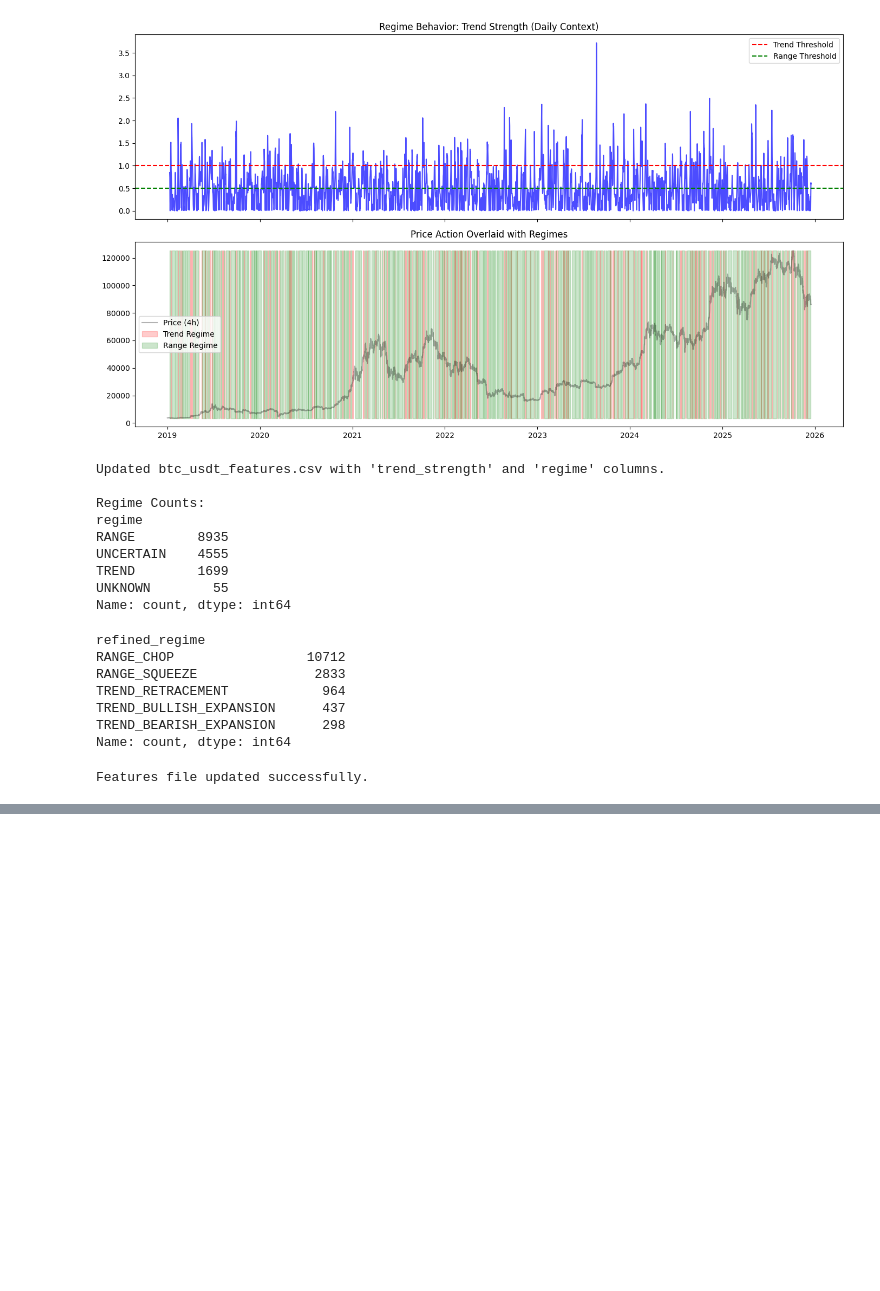
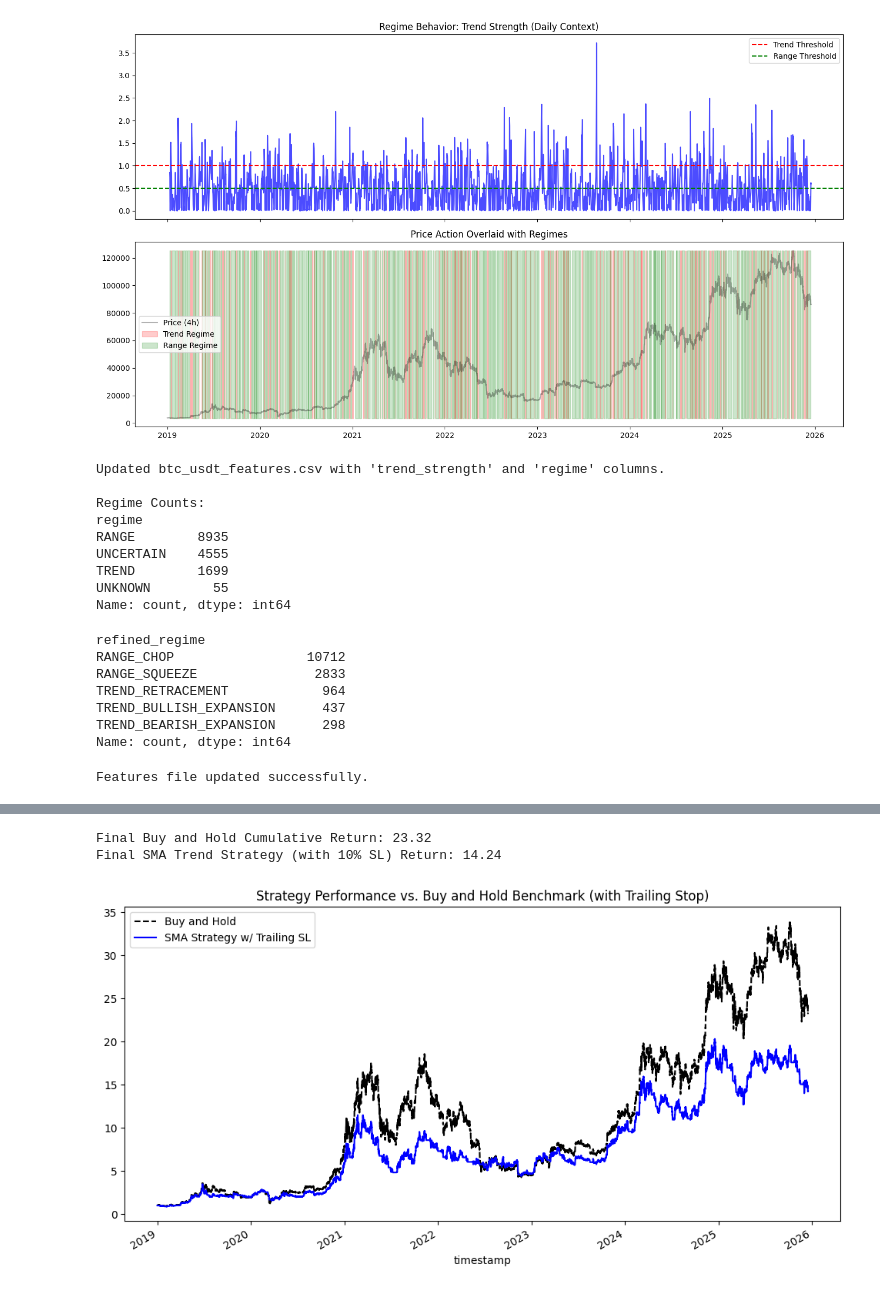
Before and after one commit to Katiehey/Crypto-Bot, a Jupyter notebook: notebooks/regime_analysis.ipynb, the cells around one changed output, grey strips where cells are left out. Drawn from its saved outputs; the diff is of its cells as text; code cells hidden in the pictures; blank space fills up the shorter version.

```diff
--- a/notebooks/regime_analysis.ipynb
+++ b/notebooks/regime_analysis.ipynb
@@ -125,0 +229,70 @@ Features file updated successfully.
+# %%
+#Implementing a trailing stop loss can help you stay in profitable trades longer
+# by only exiting when the price reverses by a predefined amount from its peak.
+import pandas as pd
+import numpy as np
+import matplotlib.pyplot as plt
+
+# Load your feature-rich data
+df = pd.read_csv("../data/btc_usdt_features.csv", index_col=0, parse_dates=True)
+
+# --- 1. Define Settings ---
+STOP_LOSS_PCT = 0.10 # 10% trailing stop loss
+
+# --- 2. Build the Raw Trend Signal (Daily Context) ---
+df["trend_signal"] = np.where(df["sma_20_D"] > df["sma_50_D"], 1.0, 0.0)
+
+# --- 3. Implement Trailing Stop Logic ---
+
+# Initialize a column for the actual position held (0 = flat, 1 = long)
+df["sma_position"] = 0.0
+# Track the peak price reached while in a long position
+peak_price = 0.0
+position = 0.0
+
+# Iterate through the DataFrame to apply stop loss logic dynamically
+for i in range(1, len(df)):
+    current_close = df["close"].iloc[i]
+
+    if position == 0.0:
+        # Check for entry signal
+        if df["trend_signal"].iloc[i] == 1.0:
+            position = 1.0
+            peak_price = current_close
+
+    elif position == 1.0:
+        # Update peak price if a new high is reached
+        if current_close > peak_price:
+            peak_price = current_close
+
+        # Check for exit condition (price drops 10% from peak)
+        if current_close < peak_price * (1 - STOP_LOSS_PCT):
+            position = 0.0
+            peak_price = 0.0 # Reset peak tracking
+
+    df.iloc[i, df.columns.get_loc("sma_position")] = position
+
+# --- 4. Calculate Strategy Returns with new position column ---
+
+df["sma_strategy_ret"] = df["close"].pct_change() * df["sma_position"].shift(1)
+df["sma_cumulative_returns"] = (1 + df["sma_strategy_ret"].fillna(0)).cumprod()
+
+# --- 5. Plot Comparison (Buy and Hold for context) ---
+
+df["returns_buy_and_hold"] = df["close"].pct_change()
+df["cumulative_buy_and_hold"] = (1 + df["returns_buy_and_hold"].fillna(0)).cumprod()
+
+print(f"Final Buy and Hold Cumulative Return: {df['cumulative_buy_and_hold'].iloc[-1]:.2f}")
+print(f"Final SMA Trend Strategy (with 10% SL) Return: {df['sma_cumulative_returns'].iloc[-1]:.2f}")
+
+
+plt.figure(figsize=(12, 6))
+df["cumulative_buy_and_hold"].plot(label="Buy and Hold", color='black', linestyle='--')
+df["sma_cumulative_returns"].plot(label="SMA Strategy w/ Trailing SL", color='blue')
+plt.title("Strategy Performance vs. Buy and Hold Benchmark (with Trailing Stop)")
+plt.legend()
+plt.show()
+# %% [output]
+Final Buy and Hold Cumulative Return: 23.32
+Final SMA Trend Strategy (with 10% SL) Return: 14.24
+[figure, added]
```
Also changed, not shown: parts of 9 cells of this notebook.
